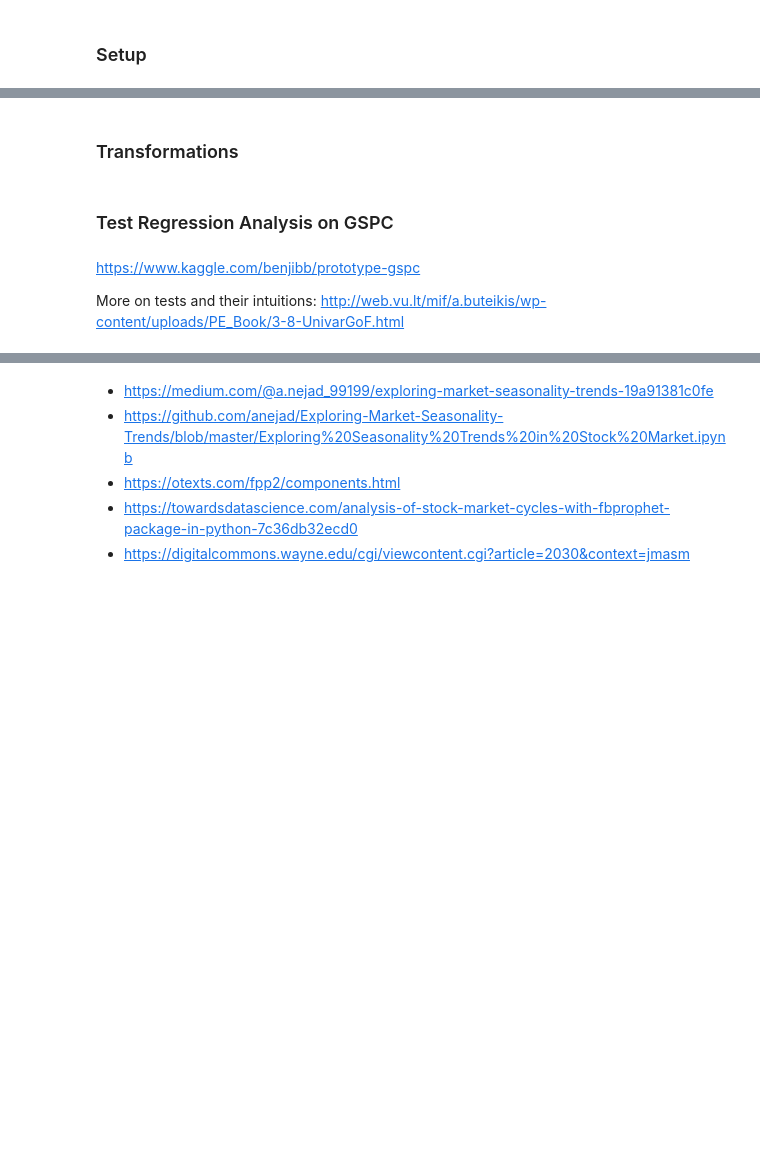
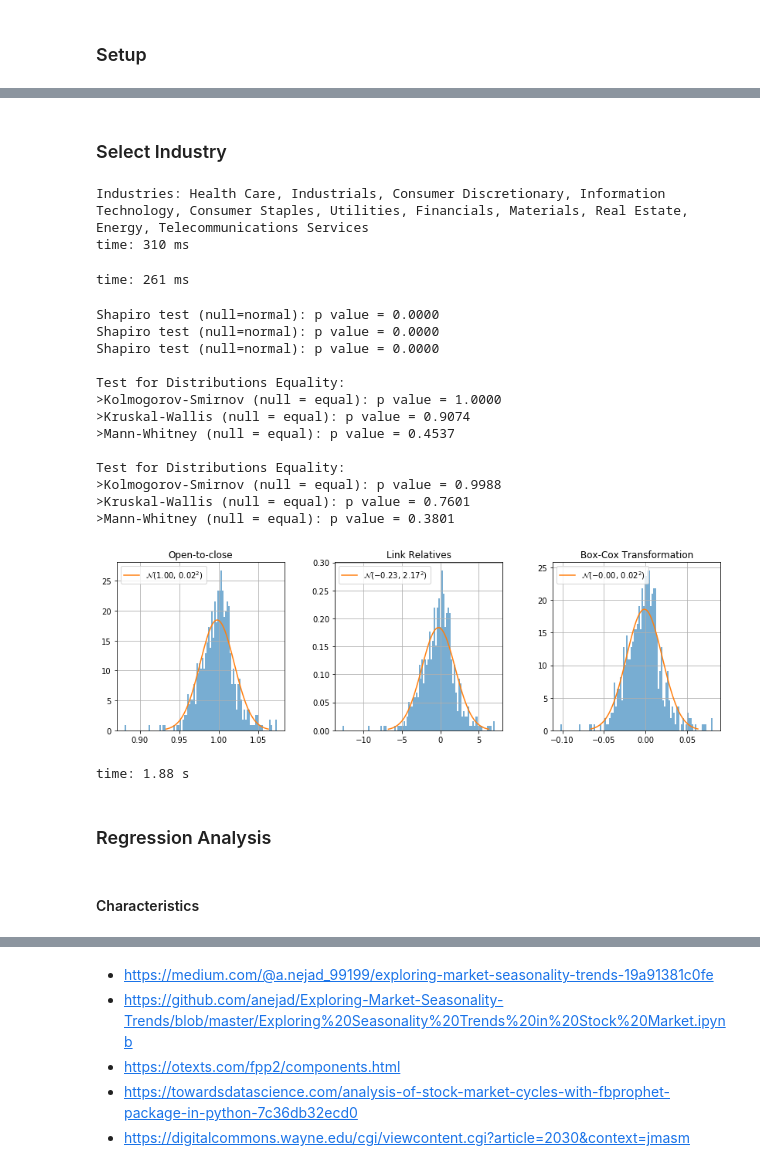
Before and after one commit to Chaoste/nlp-stocks, a Jupyter notebook: research/15.0-Stocks-Regression-Analysis.ipynb, the cells around one changed output, grey strips where cells are left out. Drawn from its saved outputs; the diff is of its cells as text; code cells hidden in the pictures; blank space fills up the shorter version.

Commit message:
TOC in notebooks, regression analysis on single comp done, inpect industry wise

```diff
--- a/research/15.0-Stocks-Regression-Analysis.ipynb
+++ b/research/15.0-Stocks-Regression-Analysis.ipynb
@@ -49,12 +54,12 @@ vix = stocks.load_vix().set_index('date')[['vix_open', 'vix_close']].rename(lamb
 vix = eco.add_movements(vix)
 
 prices = stocks.enhance_features(stocks.prices.copy())
-comp_prices = []
+comp_metas, train_comp_prices, val_comp_prices = [], [], []
 comp_grouped = prices.groupby(prices.symbol, sort=False)
 for sym, p in tqdm(comp_grouped):
-    comp_prices.append(stocks.shape_company_data(p))
+    train, val = split(eco.add_movements(p).drop(columns=['symbol', 'movement']).set_index('date'))
+    train_comp_prices.append(train)
+    val_comp_prices.append(val)
+    comp_metas.append({'symbol': sym, 'industry': securities.get_industry(sym), 'name': securities.get_company_name(sym)})
 
-gspc_train = gspc.lret.iloc[:600]
-gspc_val = gspc.lret.iloc[600:]
-vix_train = vix.lret.iloc[:600]
-vix_val = vix.lret.iloc[600:]
+comp_metas = pd.DataFrame(comp_metas)
@@ -158,2 +69,53 @@ print('vix otc:', vix.otc.std().round(4))
+# %% [markdown]
+### Select Industry
+# %%
+def get_industry(ind_name, val=False):
+    indizes = comp_metas.index[comp_metas.industry == ind_name]
+    for i in indizes:
+        _, name, symbol = comp_metas.iloc[i]
+        if val:
+            yield symbol, name, val_comp_prices[i]
+        else:
+            yield symbol, name, train_comp_prices[i]
+
+all_industries = comp_metas.industry.unique()
+print('Industries:', ', '.join(all_industries))
+# %% [output]
+Industries: Health Care, Industrials, Consumer Discretionary, Information Technology, Consumer Staples, Utilities, Financials, Materials, Real Estate, Energy, Telecommunications Services
+time: 310 ms
+# %%
+# e.g. greatest energy companies: XOM, CHK
+industry_name = 'Energy'  # 'Information Technology'
+industry = list(get_industry(industry_name))
+industry_val = list(get_industry(industry_name, val=True))
+greatest_comp = np.argmax([(p.volume.max()) for _, _, p in industry])
+(symbol, name, price), val_price = industry[greatest_comp], industry_val[greatest_comp][2]
+# %% [output]
+time: 261 ms
+# %%
+fig, axes = plt.subplots(1, 3, figsize=(14, 4))
+plot.compare_with_normal(price.otc, 'Open-to-close', ax=axes[0])
+plot.compare_with_normal(price.lret, 'Link Relatives', ax=axes[1])
+plot.compare_with_normal(price.boxcox, 'Box-Cox Transformation', ax=axes[2])
+regr.compare_distributions(price.otc - 1, price.lret / 100)
+regr.compare_distributions(price.boxcox, price.lret / 100)
+# %% [output]
+Shapiro test (null=normal): p value = 0.0000
+Shapiro test (null=normal): p value = 0.0000
+Shapiro test (null=normal): p value = 0.0000
+
+Test for Distributions Equality:
+>Kolmogorov-Smirnov (null = equal): p value = 1.0000
+>Kruskal-Wallis (null = equal): p value = 0.9074
+>Mann-Whitney (null = equal): p value = 0.4537
+
+Test for Distributions Equality:
+>Kolmogorov-Smirnov (null = equal): p value = 0.9988
+>Kruskal-Wallis (null = equal): p value = 0.7601
+>Mann-Whitney (null = equal): p value = 0.3801
+[figure, added]
+time: 1.88 s
+# %% [markdown]
+### Regression Analysis
 # %% [markdown]
-### Transformations
+#### Characteristics
@@ -183,6 +121,0 @@ plot.compare_with_normal(boxcox_values, ax=axes[1, 1], title=' ')
-# %% [markdown]
-### Test Regression Analysis on GSPC
-# %% [markdown]
-https://www.kaggle.com/benjibb/prototype-gspc
-
-More on tests and their intuitions: http://web.vu.lt/mif/a.buteikis/wp-content/uploads/PE_Book/3-8-UnivarGoF.html
```
Also changed, not shown: parts of 49 cells of this notebook, 2 other files.
